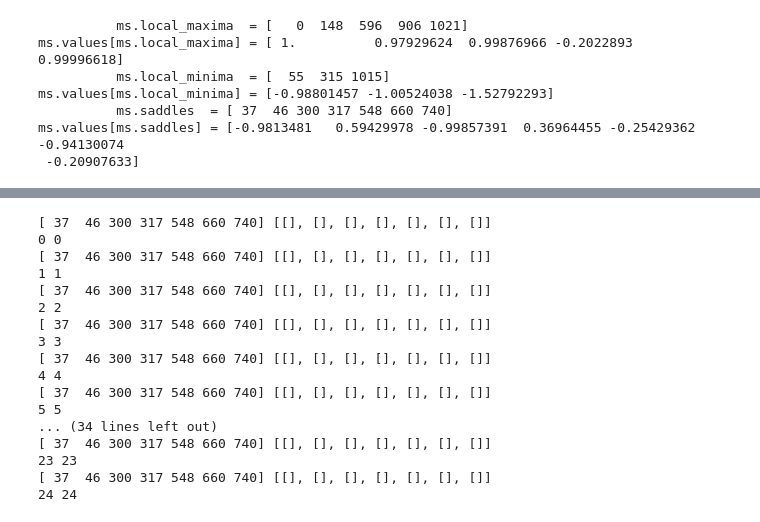
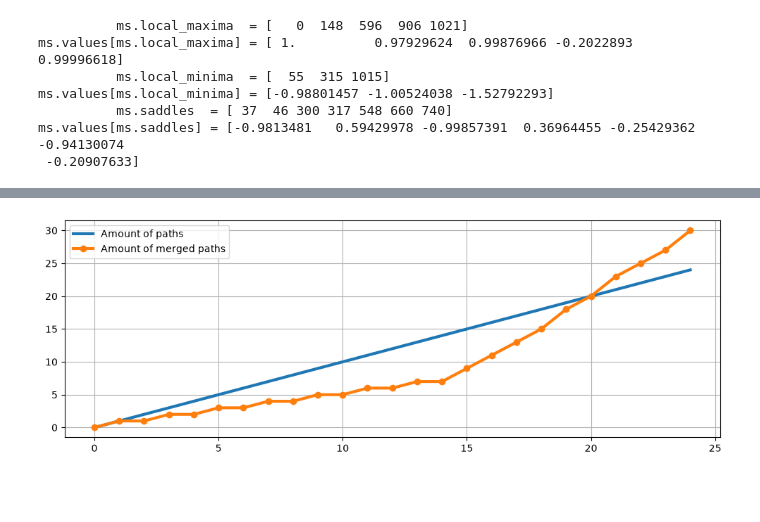
Before and after one commit to zimfv/quadrangulation, a Jupyter notebook: test.ipynb, the cells around one changed output, grey strips where cells are left out. Cells and saved outputs as stored; diff of their text form; code cells hidden in the pictures; blank space fills up the shorter version.

```diff
--- a/test.ipynb
+++ b/test.ipynb
@@ -139,21 +145,11 @@ Widget(value='<iframe src="http://localhost:46833/index.html?ui=P_0x7ace74fa3ce0
 # %%
-for i in range(len(paths) + 1):
-    print(i, len(pathtools.merge_paths_at_nodes([paths[j] for j in range(i)], ms.saddles)))
+merged_paths_amounts = [len(pathtools.merge_paths_at_nodes([paths[j] for j in range(i)], ms.saddles)) for i in range(len(paths) + 1)]
+
+plt.figure(figsize=(12, 4))
+plt.plot(np.arange(len(paths) + 1), np.arange(len(paths) + 1), linewidth=3, label='Amount of paths')
+plt.plot(np.arange(len(paths) + 1), merged_paths_amounts, linewidth=3, marker='o', label='Amount of merged paths')
+plt.legend()
+plt.grid(True)
+plt.show()
 # %% [output]
-[ 37  46 300 317 548 660 740] [[], [], [], [], [], [], []]
-0 0
-[ 37  46 300 317 548 660 740] [[], [], [], [], [], [], []]
-1 1
-[ 37  46 300 317 548 660 740] [[], [], [], [], [], [], []]
-2 2
-[ 37  46 300 317 548 660 740] [[], [], [], [], [], [], []]
-3 3
-[ 37  46 300 317 548 660 740] [[], [], [], [], [], [], []]
-4 4
-[ 37  46 300 317 548 660 740] [[], [], [], [], [], [], []]
-5 5
-... (34 lines left out)
-[ 37  46 300 317 548 660 740] [[], [], [], [], [], [], []]
-23 23
-[ 37  46 300 317 548 660 740] [[], [], [], [], [], [], []]
-24 24
+[figure, added]
```
Also changed, not shown: parts of 5 cells of this notebook, 2 other files.
